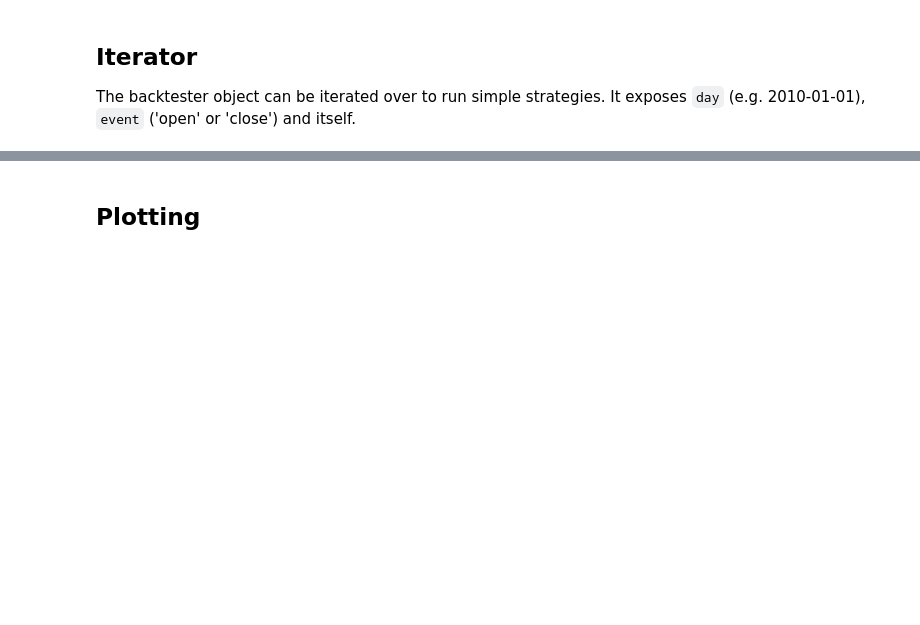
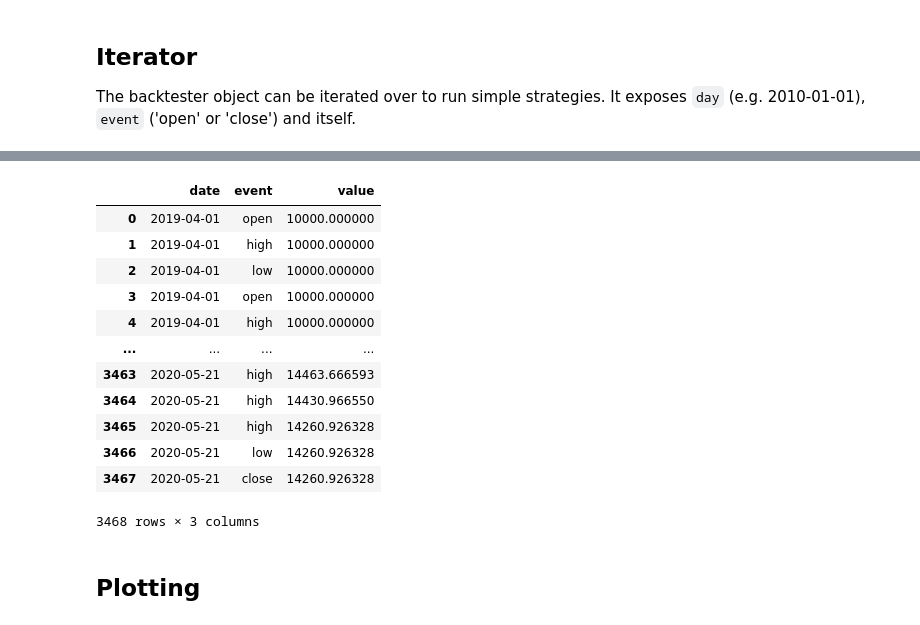
Before and after one commit to MiniXC/simple-back, a Jupyter notebook: examples/usage_examples.ipynb, the cells around one changed output, grey strips where cells are left out. Drawn from its saved outputs; the diff is of its cells as text; code cells hidden in the pictures; blank space fills up the shorter version.

```diff
--- a/examples/usage_examples.ipynb
+++ b/examples/usage_examples.ipynb
@@ -65,3 +83,19 @@ for day, event, b in tqdm(bt):
+# %%
+b.value_ot
+# %% [output]
+|  | date | event | value |
+| 0 | 2019-04-01 | open | 10000.000000 |
+| 1 | 2019-04-01 | high | 10000.000000 |
+| 2 | 2019-04-01 | low | 10000.000000 |
+| 3 | 2019-04-01 | open | 10000.000000 |
+| 4 | 2019-04-01 | high | 10000.000000 |
+| ... | ... | ... | ... |
+| 3463 | 2020-05-21 | high | 14463.666593 |
+| 3464 | 2020-05-21 | high | 14430.966550 |
+| 3465 | 2020-05-21 | high | 14260.926328 |
+| 3466 | 2020-05-21 | low | 14260.926328 |
+| 3467 | 2020-05-21 | close | 14260.926328 |
+3468 rows × 3 columns
 # %% [markdown]
 ## Plotting
 # %%
```
Also changed, not shown: parts of 6 cells of this notebook, 3 other files.
